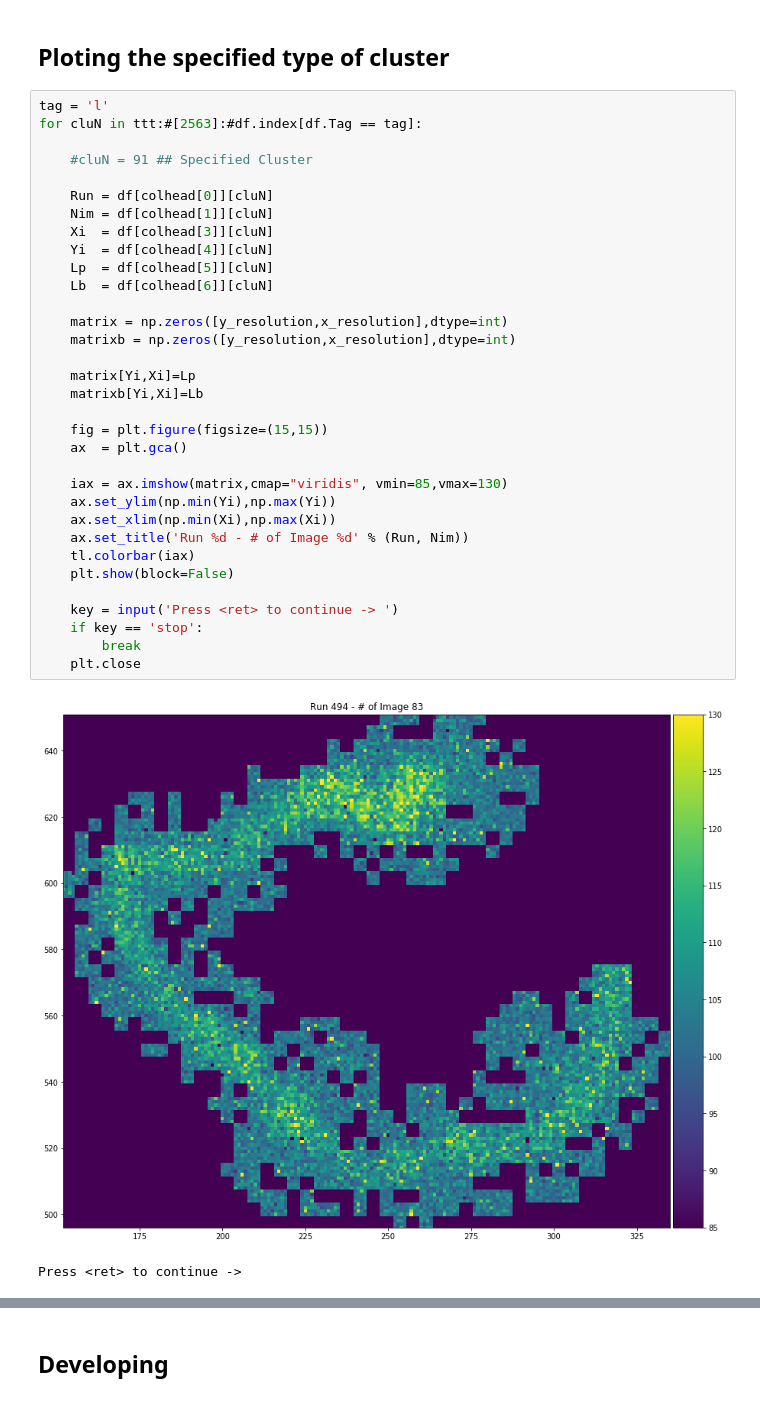
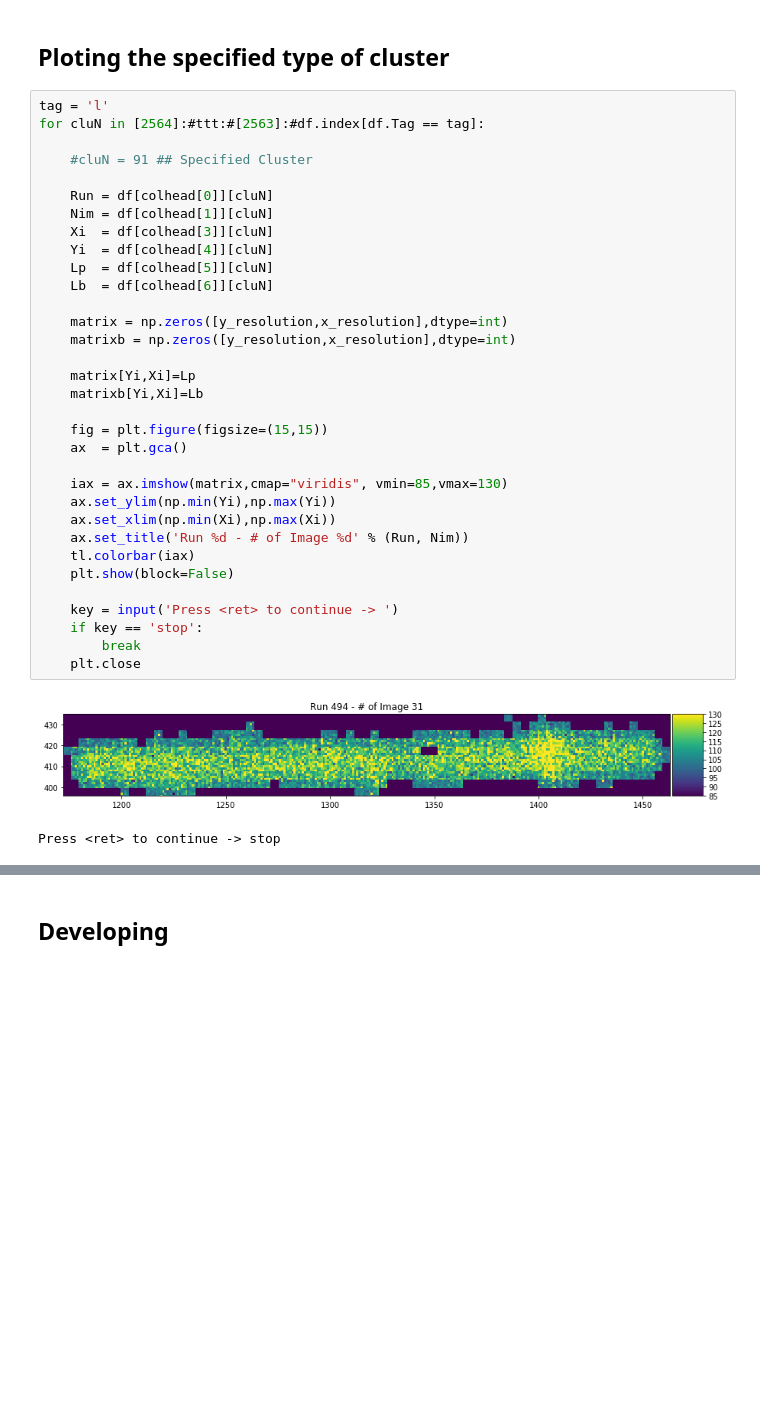
Before and after one commit to igorabritta/cygno, a Jupyter notebook: CreateVariables.ipynb, the cells around one changed output, grey strips where cells are left out. Saved outputs shown, nothing was run; the diff lists cells and outputs as text; blank space fills up the shorter version.

```diff
--- a/CreateVariables.ipynb
+++ b/CreateVariables.ipynb
@@ -154,37 +154,37 @@ tl.plot2hist(COR, bins = [35,60,100], liml = -0.01, limr = 1.01, label='XYCorrel
 ## Ploting the specified type of cluster
 # %%
 tag = 'l'
-for cluN in ttt:#[2563]:#df.index[df.Tag == tag]:
+for cluN in [2564]:#ttt:#[2563]:#df.index[df.Tag == tag]:
 
     #cluN = 91 ## Specified Cluster
 
     Run = df[colhead[0]][cluN]
     Nim = df[colhead[1]][cluN]
     Xi  = df[colhead[3]][cluN]
     Yi  = df[colhead[4]][cluN]
     Lp  = df[colhead[5]][cluN]
     Lb  = df[colhead[6]][cluN]
 
     matrix = np.zeros([y_resolution,x_resolution],dtype=int)
     matrixb = np.zeros([y_resolution,x_resolution],dtype=int)
 
     matrix[Yi,Xi]=Lp
     matrixb[Yi,Xi]=Lb
 
     fig = plt.figure(figsize=(15,15))
     ax  = plt.gca()
 
     iax = ax.imshow(matrix,cmap="viridis", vmin=85,vmax=130)
     ax.set_ylim(np.min(Yi),np.max(Yi))
     ax.set_xlim(np.min(Xi),np.max(Xi))
     ax.set_title('Run %d - # of Image %d' % (Run, Nim))
     tl.colorbar(iax)
     plt.show(block=False)
 
     key = input('Press <ret> to continue -> ')
     if key == 'stop':
         break
     plt.close
 # %% [output]
-[figure, old version]
+[figure, new version]
-Press <ret> to continue ->
+Press <ret> to continue -> stop
```
Also changed, not shown: parts of 10 cells of this notebook.
